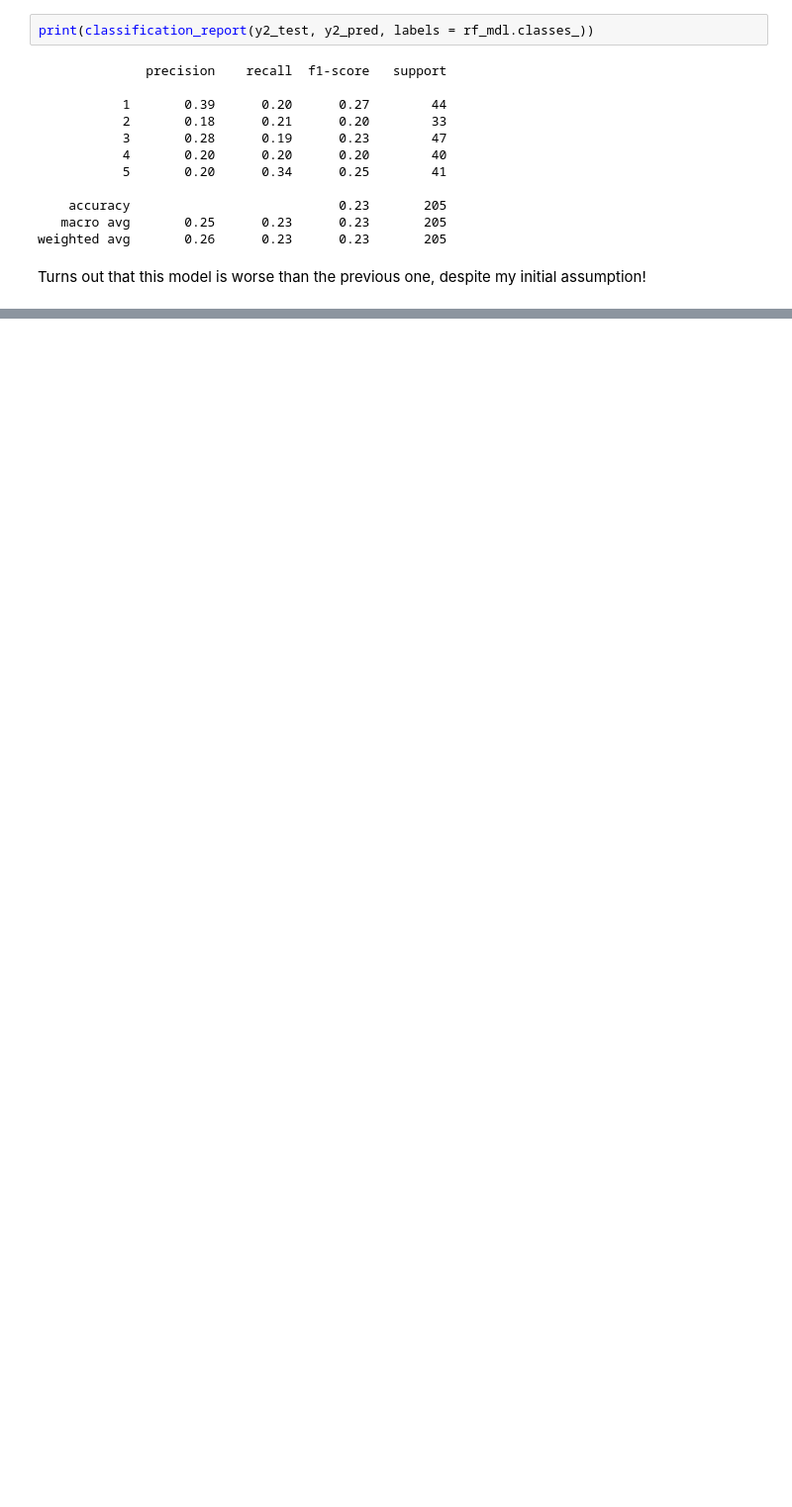
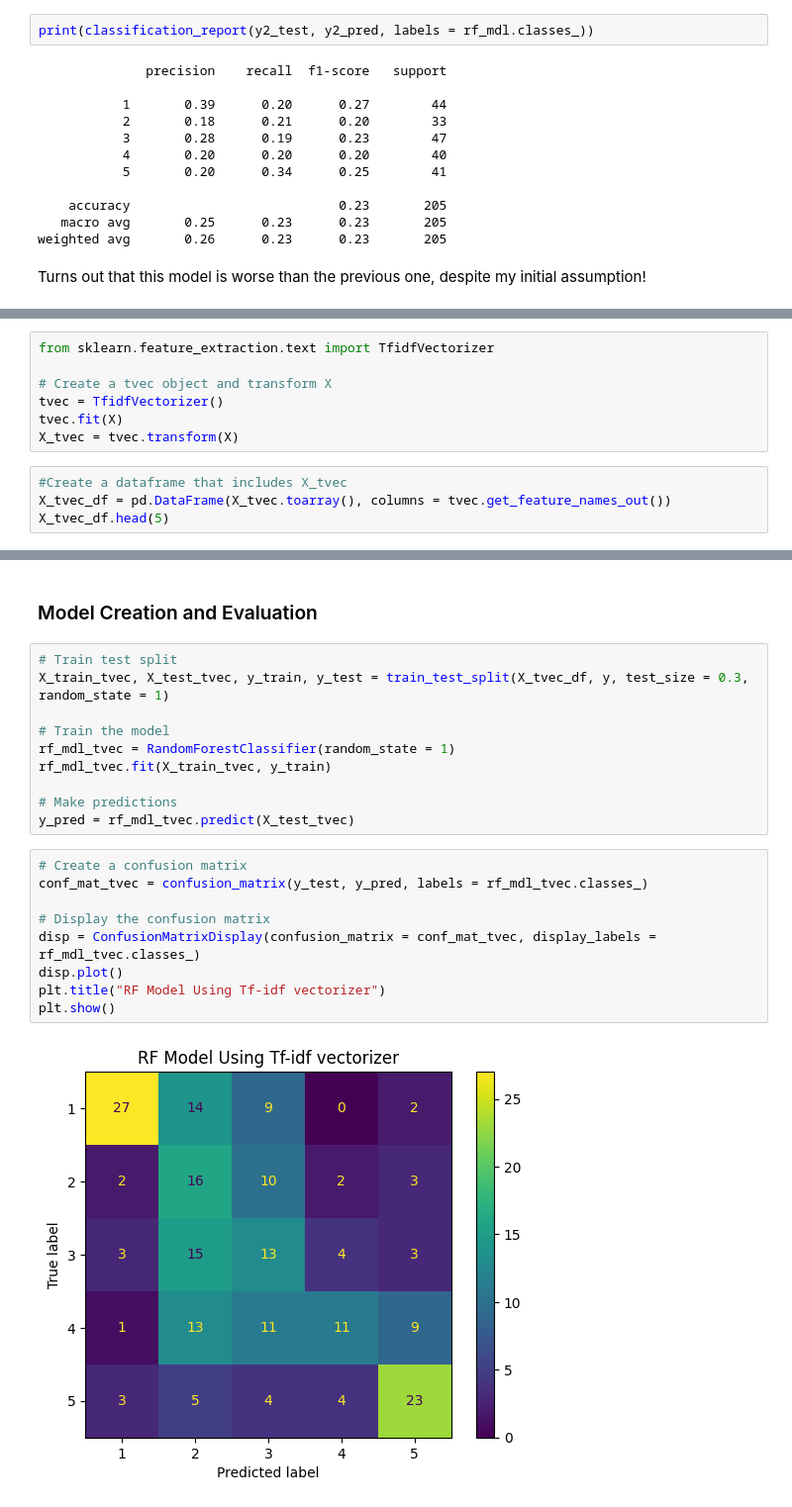
Before and after one commit to cwdwiggins/Yelp_Sentiment_Analysis_Project, a Jupyter notebook: Initial Modeling.ipynb, the cells around one changed output, grey strips where cells are left out. Shown at 99% size. Cells and saved outputs as stored; diff of their text form; blank space fills up the shorter version.

Commit message:
add all project files and data

```diff
--- a/Initial Modeling.ipynb
+++ b/Initial Modeling.ipynb
@@ -357,0 +362,11 @@ Turns out that this model is worse than the previous one, despite my initial ass
+# %%
+from sklearn.feature_extraction.text import TfidfVectorizer
+
+# Create a tvec object and transform X
+tvec = TfidfVectorizer()
+tvec.fit(X)
+X_tvec = tvec.transform(X)
+# %%
+#Create a dataframe that includes X_tvec
+X_tvec_df = pd.DataFrame(X_tvec.toarray(), columns = tvec.get_feature_names_out())
+X_tvec_df.head(5)
@@ -357,0 +381,23 @@ Turns out that this model is worse than the previous one, despite my initial ass
+# %% [markdown]
+### Model Creation and Evaluation
+# %%
+# Train test split
+X_train_tvec, X_test_tvec, y_train, y_test = train_test_split(X_tvec_df, y, test_size = 0.3, random_state = 1)
+
+# Train the model
+rf_mdl_tvec = RandomForestClassifier(random_state = 1)
+rf_mdl_tvec.fit(X_train_tvec, y_train)
+
+# Make predictions
+y_pred = rf_mdl_tvec.predict(X_test_tvec)
+# %%
+# Create a confusion matrix
+conf_mat_tvec = confusion_matrix(y_test, y_pred, labels = rf_mdl_tvec.classes_)
+
+# Display the confusion matrix
+disp = ConfusionMatrixDisplay(confusion_matrix = conf_mat_tvec, display_labels = rf_mdl_tvec.classes_)
+disp.plot()
+plt.title("RF Model Using Tf-idf vectorizer")
+plt.show()
+# %% [output]
+[figure, added]
```
Also changed, not shown: parts of 14 cells of this notebook, 16 other files.
